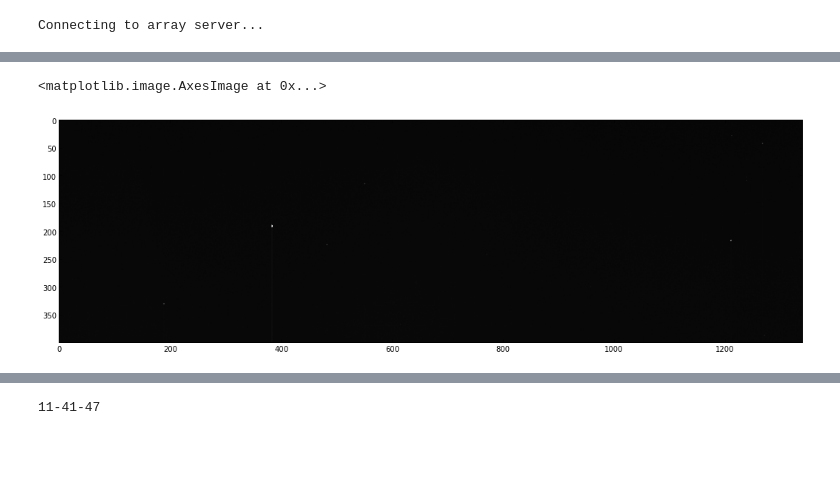
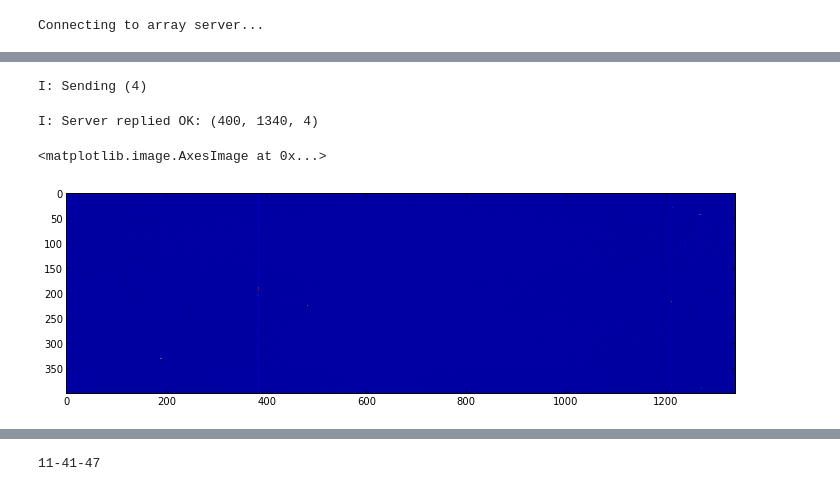
Before and after one commit to DawesLab/CCDimage, a Jupyter notebook: CCDimage-capture with qfunc and consolidated cells.ipynb, the cells around one changed output, grey strips where cells are left out. Drawn from its saved outputs; the diff is of its cells as text; code cells hidden in the pictures; blank space fills up the shorter version.

Commit message:
updated CCDimage-capture ... to use new client mode

```diff
--- a/CCDimage-capture with qfunc and consolidated cells.ipynb
+++ b/CCDimage-capture with qfunc and consolidated cells.ipynb
@@ -54,12 +53,15 @@ I: Sending (1)
 # %%
-socks = dict(poll.poll(REQUEST_TIMEOUT))
-if socks.get(client) == zmq.POLLIN:
-    data_array = recv_array(client)
-    #reply = client.recv()
+def open_images():
+    socks = dict(poll.poll(REQUEST_TIMEOUT))
+    if socks.get(client) == zmq.POLLIN:
+        data_array = recv_array(client)
+        #reply = client.recv()
 
-    if len(data_array) > 1:  # TODO test for the right size array
-        print "I: Server replied OK (%s,%s)" % data_array.shape
+        if len(data_array) > 1:  # TODO test for the right size array
+            print "I: Server replied OK: " + str(data_array.shape)
+            return data_array
 
-    else:
-        # print "E: Malformed reply from server: %s" % reply
-        print "E: no reply from server"
+        else:
+            # print "E: Malformed reply from server: %s" % reply
+            print "E: no reply from server"
+            return -1
@@ -68,2 +68,2 @@ I: Server replied OK (400,1340)
 # %%
-pylab.rcParams['figure.figsize'] = (18.0, 8.0)
+pylab.rcParams['figure.figsize'] = (12.0, 6.0)
@@ -75,7 +70,14 @@ imshow(data_array)
-# %%
-#Display one of the captured images
-imshow(data_array,cmap = cm.gray)
-# %% [output]
-<matplotlib.image.AxesImage at 0x...>
-[figure, removed]
+# %%
+request_images(client,N=4)
+# %% [output]
+I: Sending (4)
+# %%
+data = open_images()
+# %% [output]
+I: Server replied OK: (400, 1340, 4)
+# %%
+imshow(data[:,:,1])
+# %% [output]
+<matplotlib.image.AxesImage at 0x...>
+[figure, added]
 # %% [markdown]
```
Also changed, not shown: parts of 11 cells of this notebook.
